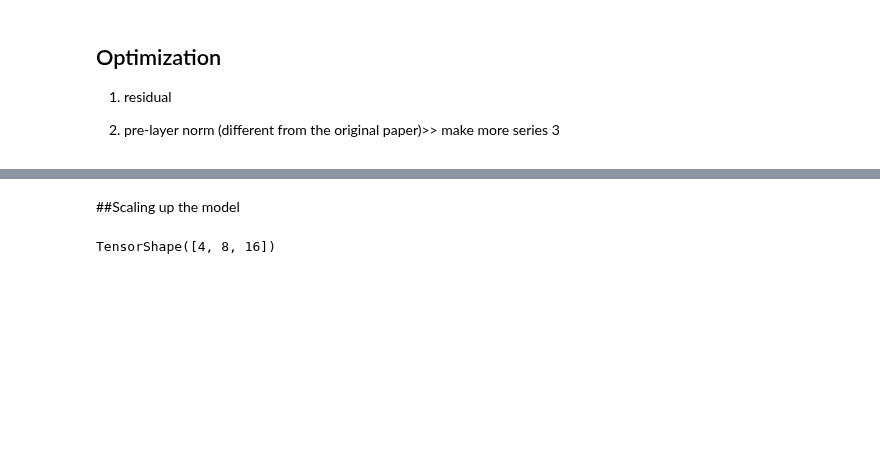
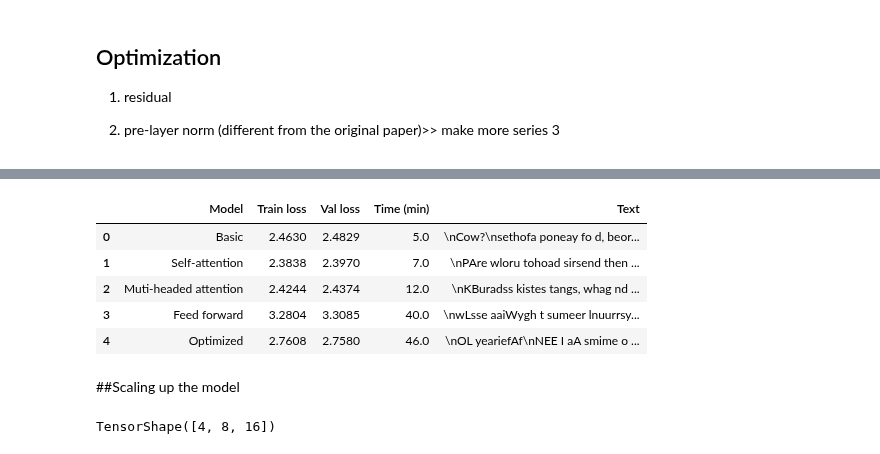
Before and after one commit to kwonowk/GPT-from-scratch, a Jupyter notebook: gpt_from_scratch.ipynb, the cells around one changed output, grey strips where cells are left out. Drawn from its saved outputs; the diff is of its cells as text; code cells hidden in the pictures; blank space fills up the shorter version.

```diff
--- a/gpt_from_scratch.ipynb
+++ b/gpt_from_scratch.ipynb
@@ -925,3 +964,12 @@ model_generate(model_opt)
+# %%
+gpt_results
+# %% [output]
+|  | Model | Train loss | Val loss | Time (min) | Text |
+| 0 | Basic | 2.4630 | 2.4829 | 5.0 | \nCow?\nsethofa poneay fo d, beor... |
+| 1 | Self-attention | 2.3838 | 2.3970 | 7.0 | \nPAre wloru tohoad sirsend then ... |
+| 2 | Muti-headed attention | 2.4244 | 2.4374 | 12.0 | \nKBuradss kistes tangs, whag nd ... |
+| 3 | Feed forward | 3.2804 | 3.3085 | 40.0 | \nwLsse aaiWygh t sumeer lnuurrsy... |
+| 4 | Optimized | 2.7608 | 2.7580 | 46.0 | \nOL yeariefAf\nNEE I aA smime o ... |
 # %% [markdown]
 ##Scaling up the model
 # %%
```
Also changed, not shown: parts of 17 cells of this notebook.
